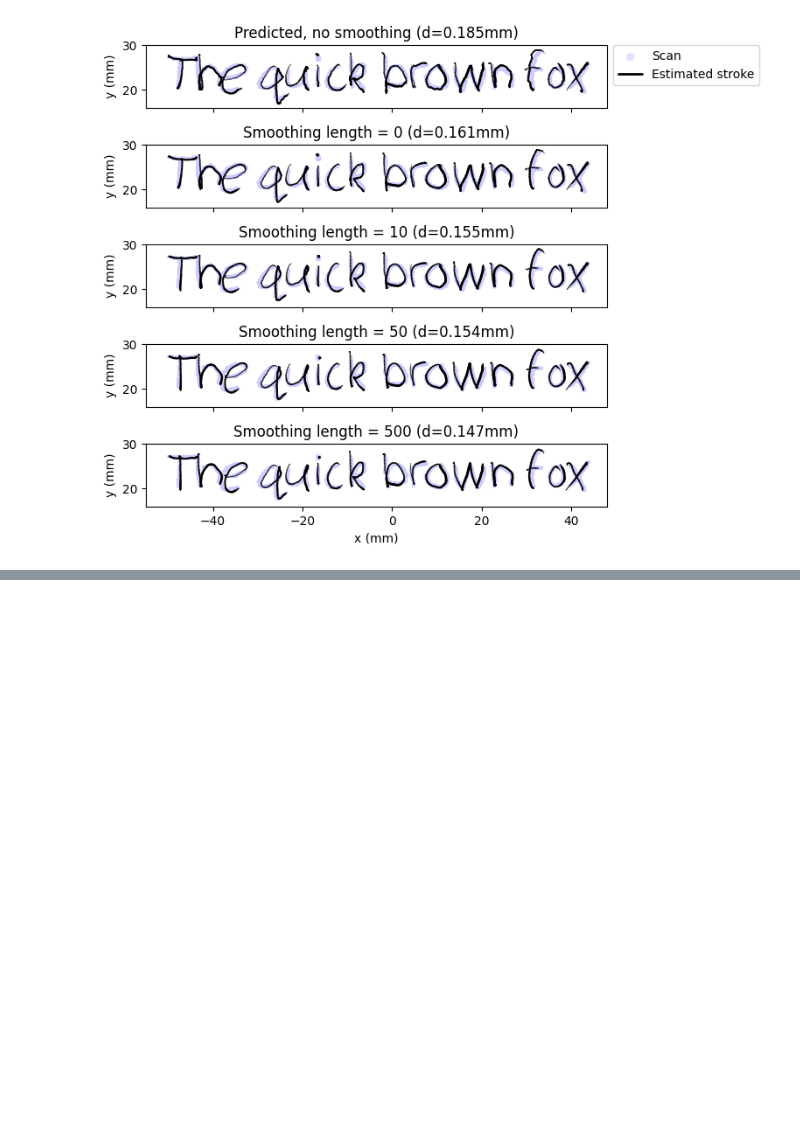
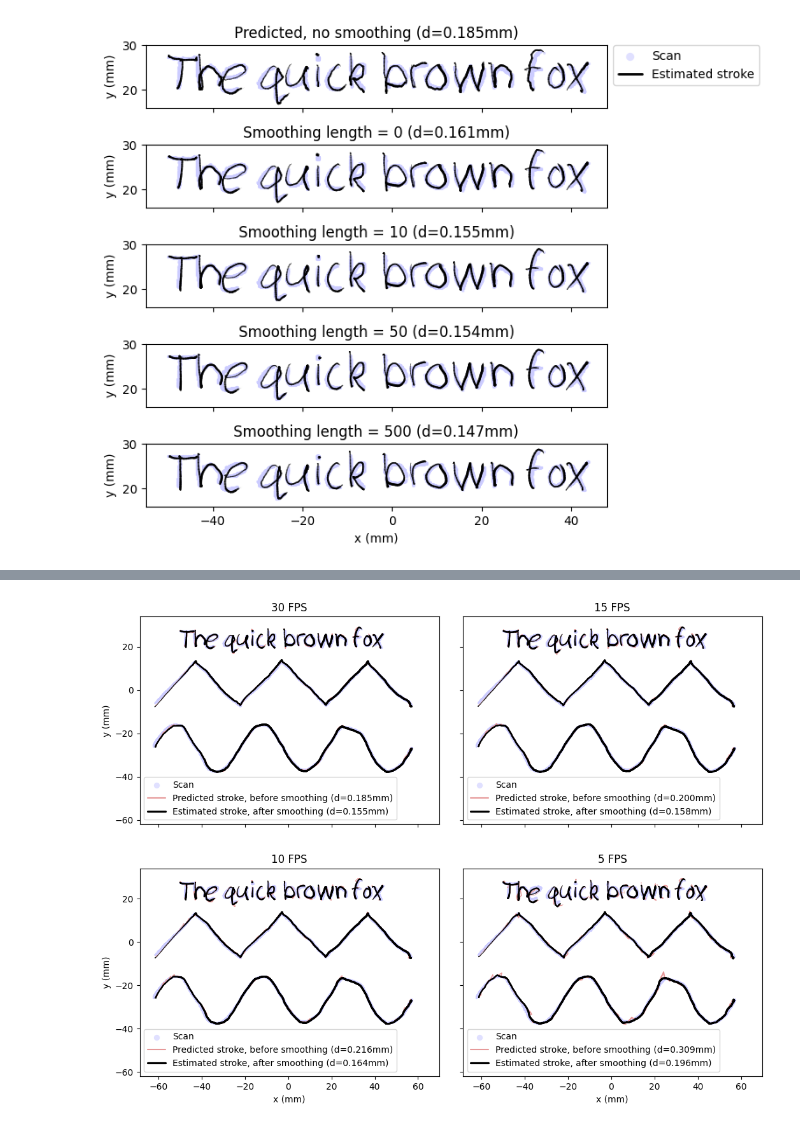
Before and after one commit to Jcparkyn/dpoint, a Jupyter notebook: python/offline_playback.ipynb, the cells around one changed output, grey strips where cells are left out. Saved outputs shown, nothing was run; the diff lists cells and outputs as text; code cells hidden in the pictures; blank space fills up the shorter version.

```diff
--- a/python/offline_playback.ipynb
+++ b/python/offline_playback.ipynb
@@ -189,0 +262,19 @@ plt.savefig(f"./recordings/{recording_timestamp}/smoothing-comparison.pdf", **sa
+# %%
+fig, axs = plt.subplots(2, 2, sharex=True, sharey=True, figsize=(10.5, 8.5))
+# plt.subplot()
+fig.tight_layout()
+fig.subplots_adjust(hspace=0)
+for i in range(4):
+    j = [0, 1, 2, 5][i]
+    ax = mini_plot(*camera_skip_results[j], ax=axs.flat[i])
+    ax.set_title(f"{30/camera_skips[j]:.0f} FPS")
+
+def get_camera_points(stroke: ProcessedStroke):
+    pos = stroke.position[stroke.pressure > 0.05,:]
+    xy = pos[::120//30,:] * 1000
+    x, y = xy[:, 0], xy[:, 1]
+    return x, y
+# ax.scatter(*get_camera_points(camera_skip_results[3][1]), s=6, marker='.', zorder=10)
+# plt.savefig(f"./recordings/{recording_timestamp}/camera-fps-comparison.pdf", **savefig_kwargs)
+# %% [output]
+[figure, added]
```
Also changed, not shown: parts of 8 cells of this notebook, 2 other files.
